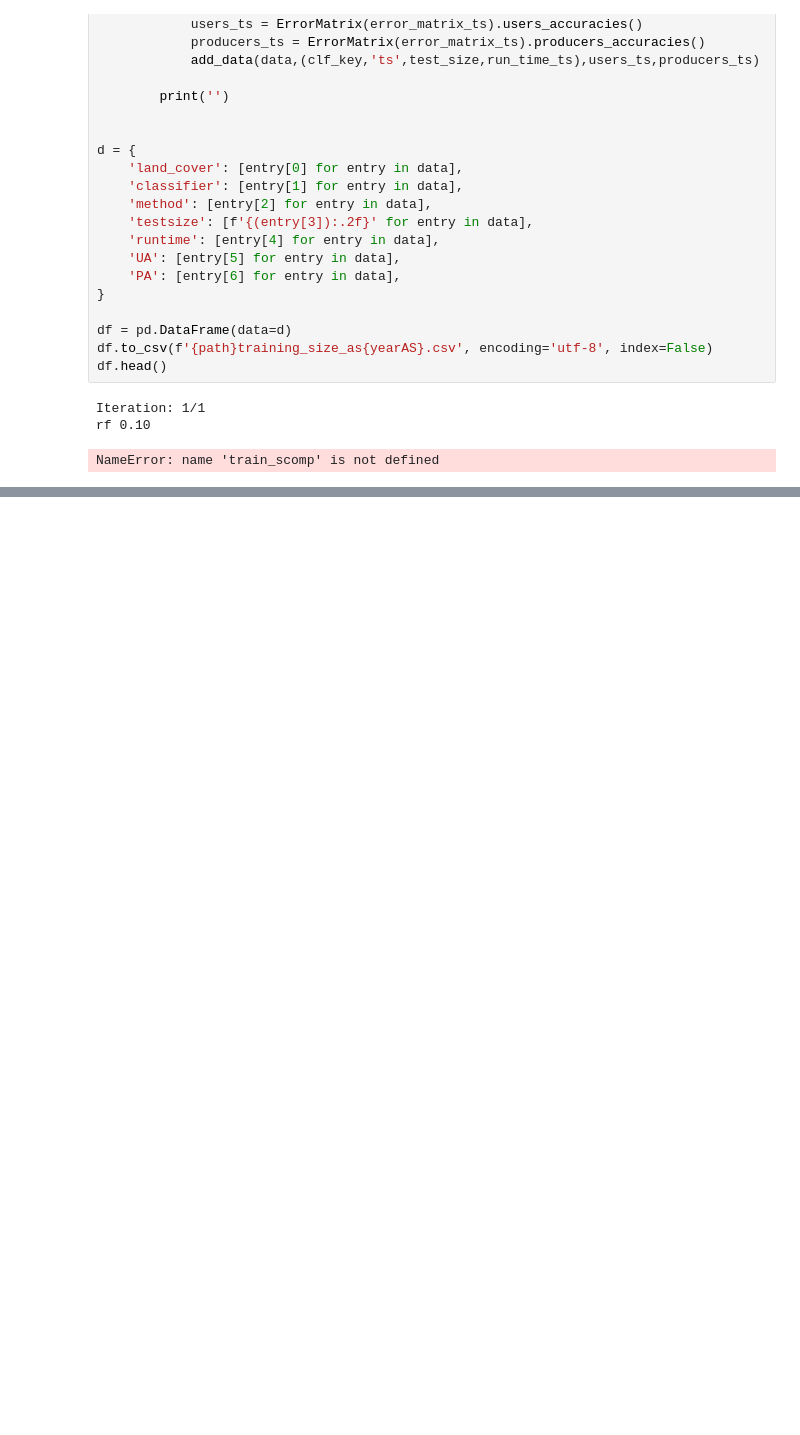
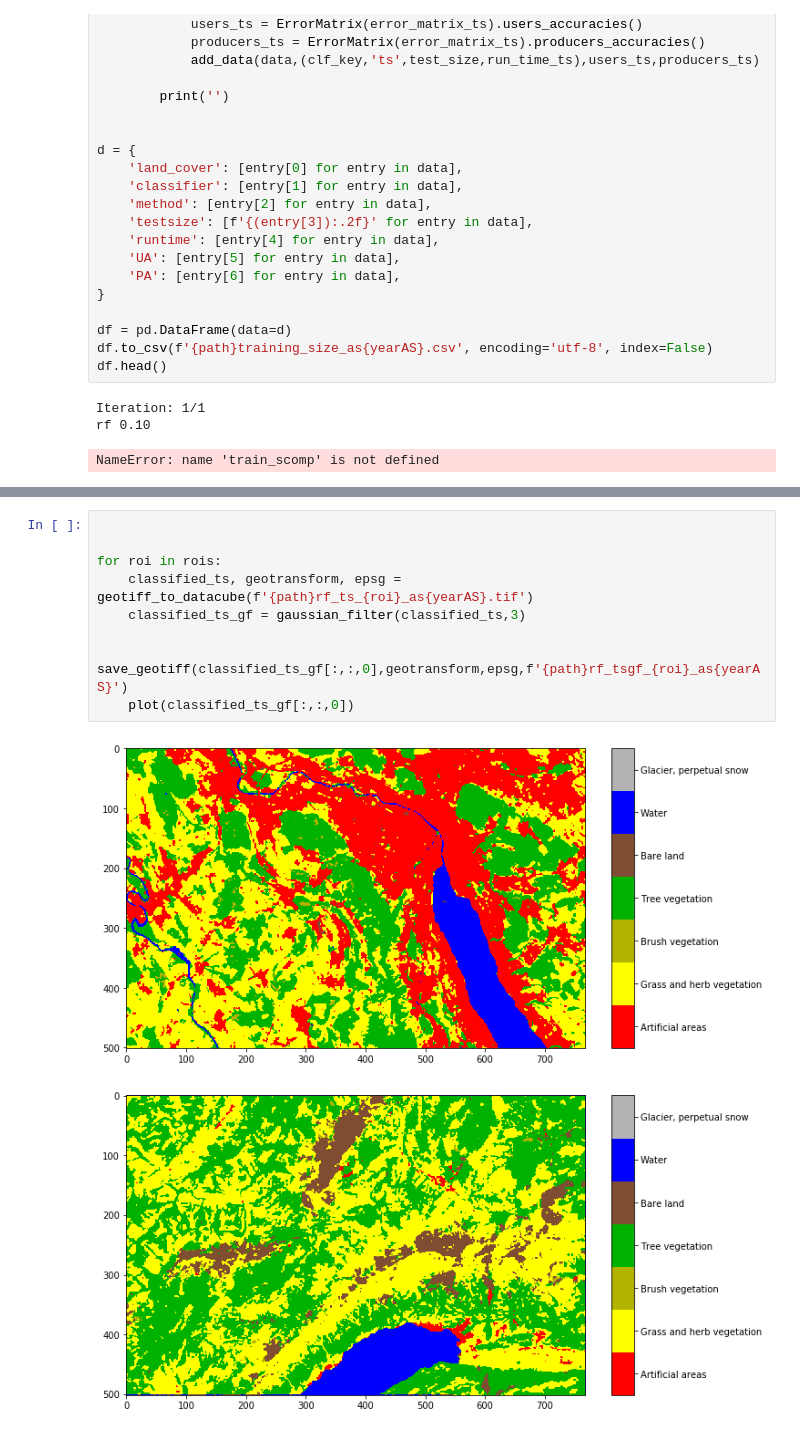
Before and after one commit to SebastianHafner/masterthesis, a Jupyter notebook: classification.ipynb, the cells around one changed output, grey strips where cells are left out. Cells and saved outputs as stored; diff of their text form; blank space fills up the shorter version.

Commit message:
tested time series spatial classification and gaussian filter

```diff
--- a/classification.ipynb
+++ b/classification.ipynb
@@ -1075,0 +1046,12 @@ for roi in rois:
+# %%
+
+
+for roi in rois:
+    classified_ts, geotransform, epsg = geotiff_to_datacube(f'{path}rf_ts_{roi}_as{yearAS}.tif')
+    classified_ts_gf = gaussian_filter(classified_ts,3)
+
+    save_geotiff(classified_ts_gf[:,:,0],geotransform,epsg,f'{path}rf_tsgf_{roi}_as{yearAS}')
+    plot(classified_ts_gf[:,:,0])
+# %% [output]
+[figure, added]
+[figure, added]
```
Also changed, not shown: parts of 9 cells of this notebook.
